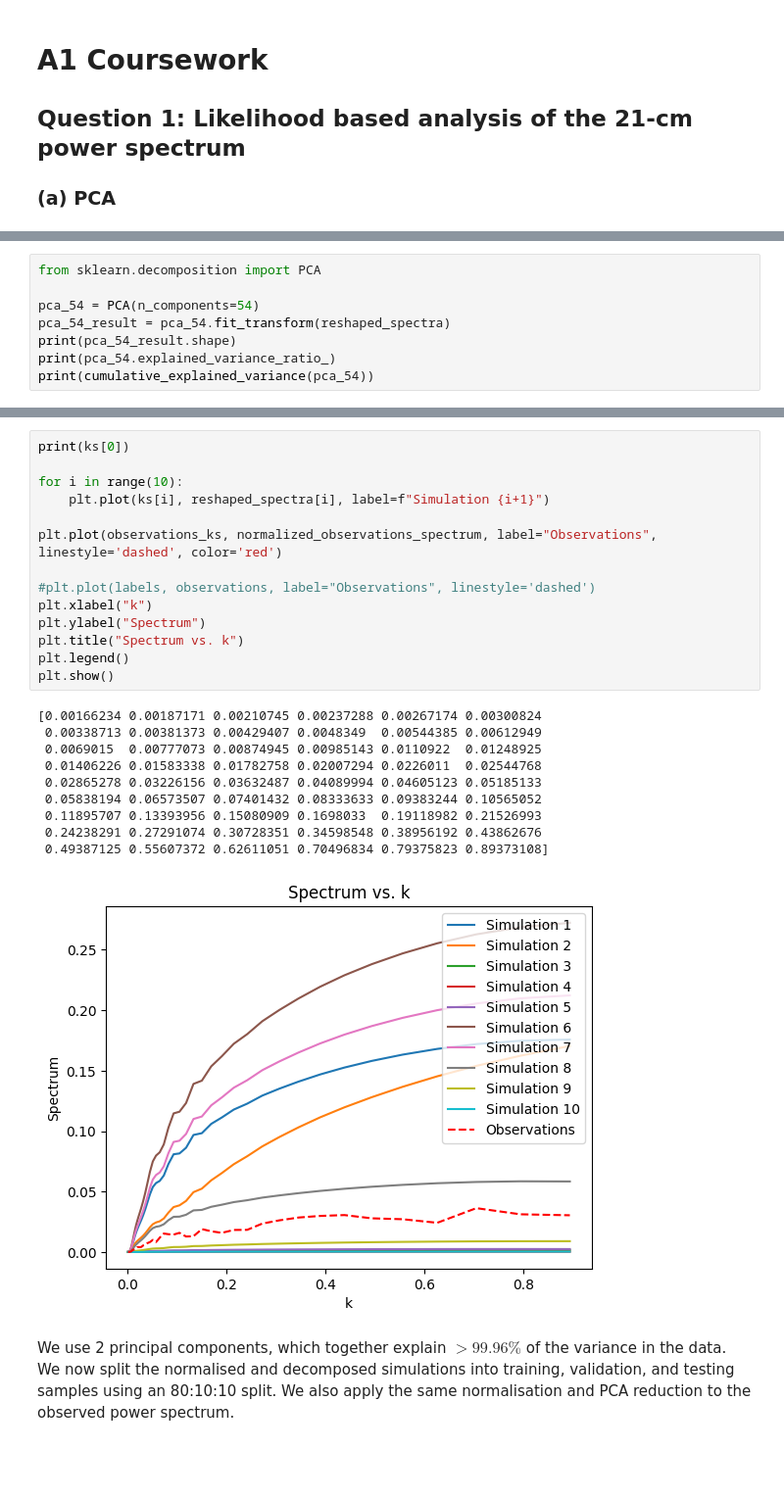
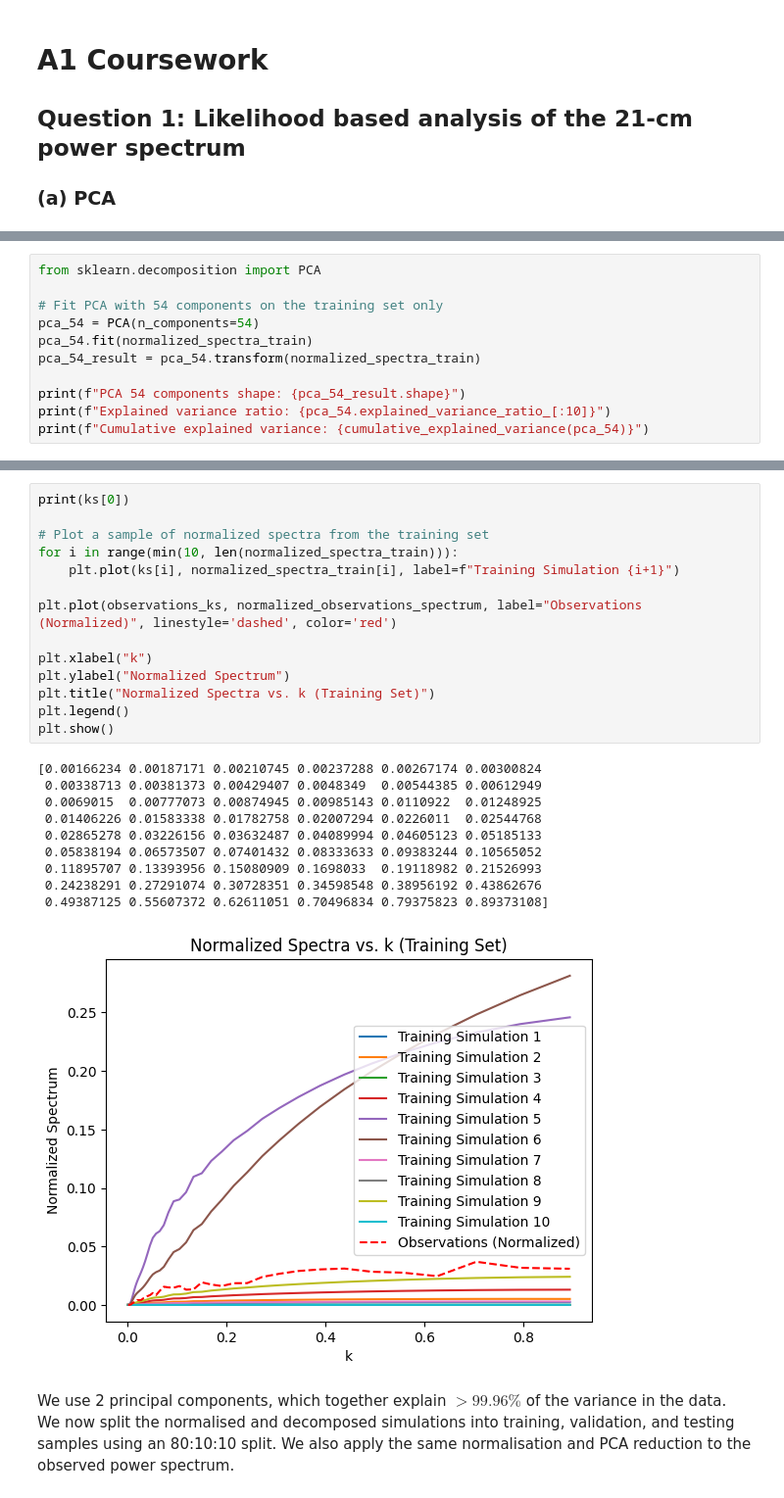
Before and after one commit to AlexBM173/apb86_A1, a Jupyter notebook: draft.ipynb, the cells around one changed output, grey strips where cells are left out. Shown at 98% size. Cells and saved outputs as stored; diff of their text form; blank space fills up the shorter version.

```diff
--- a/draft.ipynb
+++ b/draft.ipynb
@@ -98,9 +134,12 @@ plt.show()
 # %%
 from sklearn.decomposition import PCA
 
+# Fit PCA with 54 components on the training set only
 pca_54 = PCA(n_components=54)
-pca_54_result = pca_54.fit_transform(reshaped_spectra)
-print(pca_54_result.shape)
-print(pca_54.explained_variance_ratio_)
-print(cumulative_explained_variance(pca_54))
+pca_54.fit(normalized_spectra_train)
+pca_54_result = pca_54.transform(normalized_spectra_train)
+
+print(f"PCA 54 components shape: {pca_54_result.shape}")
+print(f"Explained variance ratio: {pca_54.explained_variance_ratio_[:10]}")
+print(f"Cumulative explained variance: {cumulative_explained_variance(pca_54)}")
 # %% [output]
@@ -124,28 +159,28 @@ print(cumulative_explained_variance(pca_54))
 # %%
 print(ks[0])
 
-for i in range(10):
-    plt.plot(ks[i], reshaped_spectra[i], label=f"Simulation {i+1}")
+# Plot a sample of normalized spectra from the training set
+for i in range(min(10, len(normalized_spectra_train))):
+    plt.plot(ks[i], normalized_spectra_train[i], label=f"Training Simulation {i+1}")
 
-plt.plot(observations_ks, normalized_observations_spectrum, label="Observations", linestyle='dashed', color='red')
+plt.plot(observations_ks, normalized_observations_spectrum, label="Observations (Normalized)", linestyle='dashed', color='red')
 
-#plt.plot(labels, observations, label="Observations", linestyle='dashed')
 plt.xlabel("k")
-plt.ylabel("Spectrum")
-plt.title("Spectrum vs. k")
+plt.ylabel("Normalized Spectrum")
+plt.title("Normalized Spectra vs. k (Training Set)")
 plt.legend()
 plt.show()
 # %% [output]
 [0.00166234 0.00187171 0.00210745 0.00237288 0.00267174 0.00300824
  0.00338713 0.00381373 0.00429407 0.0048349  0.00544385 0.00612949
  0.0069015  0.00777073 0.00874945 0.00985143 0.0110922  0.01248925
  0.01406226 0.01583338 0.01782758 0.02007294 0.0226011  0.02544768
  0.02865278 0.03226156 0.03632487 0.04089994 0.04605123 0.05185133
  0.05838194 0.06573507 0.07401432 0.08333633 0.09383244 0.10565052
  0.11895707 0.13393956 0.15080909 0.1698033  0.19118982 0.21526993
  0.24238291 0.27291074 0.30728351 0.34598548 0.38956192 0.43862676
  0.49387125 0.55607372 0.62611051 0.70496834 0.79375823 0.89373108]
-[figure, old version]
+[figure, new version]
 # %% [markdown]
 We use 2 principal components, which together explain $>99.96\%$ of the variance in the data. We now split the normalised and decomposed simulations into training, validation, and testing samples using an 80:10:10 split. We also apply the same normalisation and PCA reduction to the observed power spectrum.
 # %%
```
Also changed, not shown: parts of 6 cells of this notebook, 7 other files.
